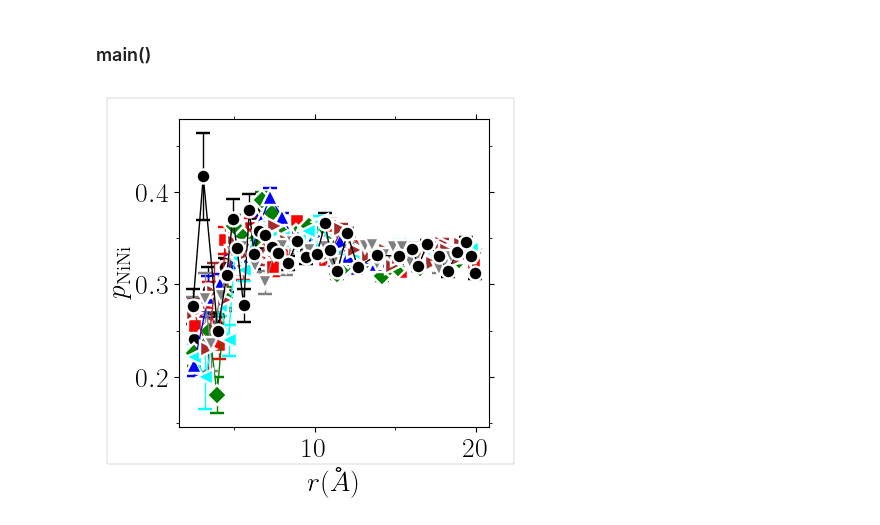
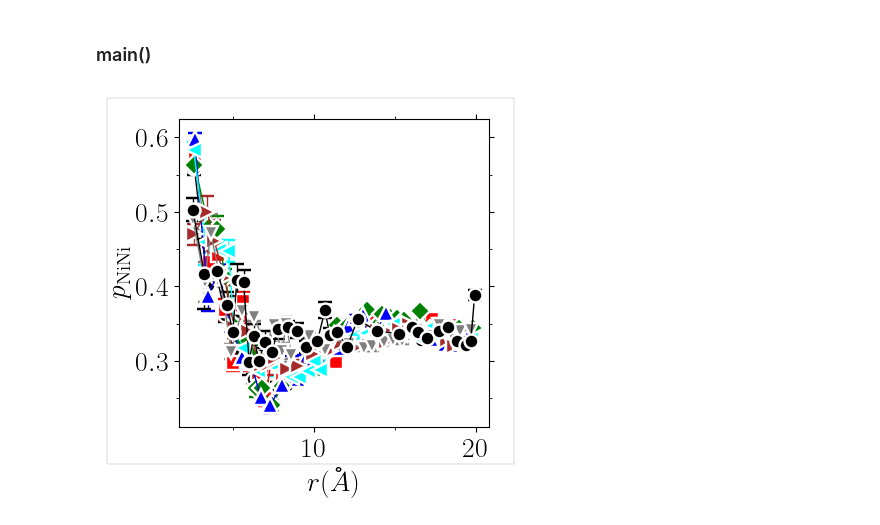
Before and after one commit to kkarimi62/HeaDef, a Jupyter notebook: postprocess/pressFluc2nd.ipynb, the cells around one changed output. Cells and saved outputs as stored; diff of their text form; code cells hidden in the pictures.

```diff
--- a/postprocess/pressFluc2nd.ipynb
+++ b/postprocess/pressFluc2nd.ipynb
@@ -5799,7 +5799,7 @@ def main():
     eval(confParser['flags']['RemoteMachine']):
         return
 
-    pair='nicr'
+    pair='nini'
     wc_indx = {'nini':(1,1),'nico':(1,2), 'nicr':(1,3)}[pair]
 
 
@@ -5835,32 +5835,32 @@ def main():
 
     #    help(temp.Concatenate)
 #    temp.Transform(col=0,multBy=-1,temp=invert)
 #    temp.Transform(col=1,multBy=-1,temp=invert)
 
     #--- plot
      #--- plot
     temp.PlotPdf(shift=False,shift_factor=0.1/2,
                  rescale=False,alpha=1.5,
                  powerlaw=False, prefact=1e0,
 #                  mylegends=[r'$1$',r'$10$',r'$10^2$',r'$10^3$'],
                  **{
                   'attrs':{'fmt':'-.r'},
 #                  'xscale':'log',
 #                  'yscale':'log',
 #                   'xlim':(1e-2,10),
 #                    'ylim':(1e-7,1e1),
 #                    'ylim':(1e-7,1e2),
 #                    'ndecade_y':1,'ndecade_x':1,
                      'xstr':r'$r(\r{A})$','ystr':r'$p_\mathrm{NiNi}$',
                     'nevery':1,
                    'title':'png/pdf_s_E1-4_cantor.png',
         'bbox_to_anchor':(0.55,0.45,0.5,0.5),
 
     })
 
     return temp
 
 temp = main()
 # %% [output]
-[figure, old version]
+[figure, new version]
 # %%
```
Also changed, not shown: parts of 1 cell of this notebook.
